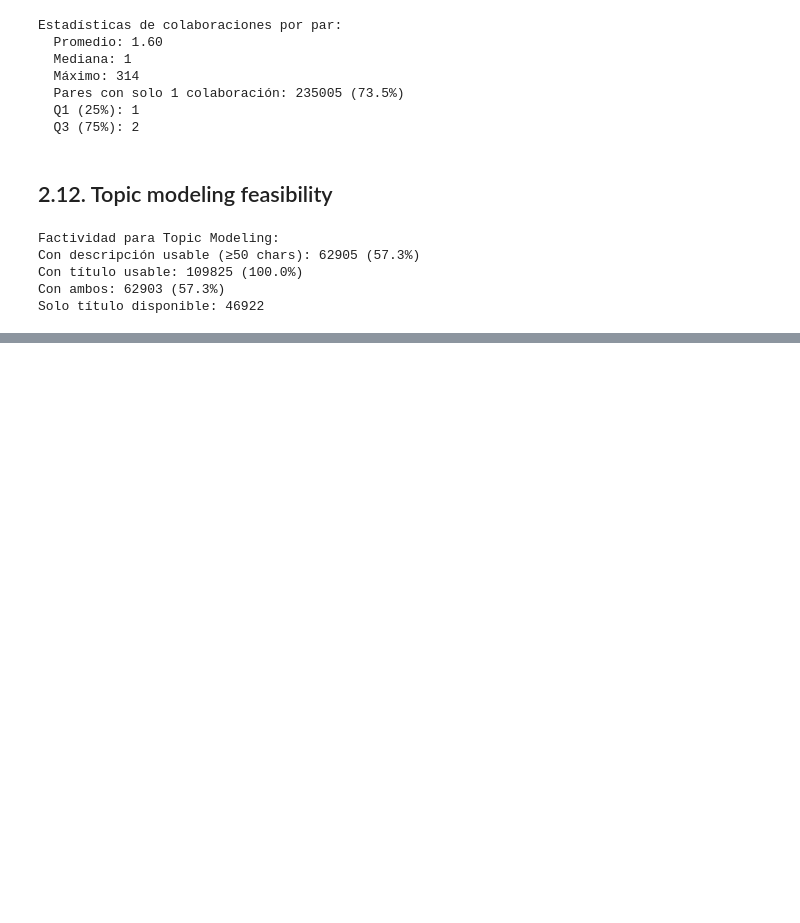
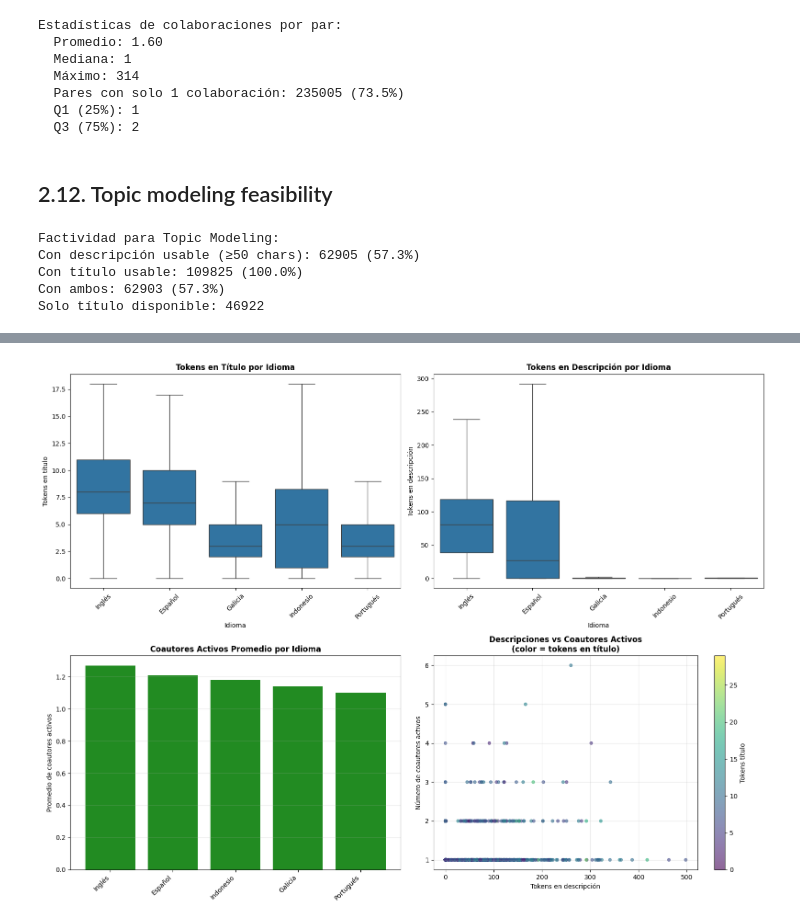
Before and after one commit to fvalderramab/proyecto_horus, a Jupyter notebook: notebooks/01_eda.ipynb, the cells around one changed output, grey strips where cells are left out. Cells and saved outputs as stored; diff of their text form; code cells hidden in the pictures; blank space fills up the shorter version.

```diff
--- a/notebooks/01_eda.ipynb
+++ b/notebooks/01_eda.ipynb
@@ -1261,0 +2470,92 @@ Solo título disponible: 46922
+# %%
+print("="*60)
+print("ANÁLISIS CRUZADO: IDIOMA × TEXTO × COAUTORES ACTIVOS")
+print("="*60)
+
+# Crear variables auxiliares
+cross_df = productos_bogota.copy()
+
+# Longitud de texto (tokens procesados)
+cross_df['titulo_tokens_clean'] = cross_df['Título original'].fillna('').astype(str).apply(
+    lambda x: len(preprocesar_texto_completo(x).split()) if x.strip() else 0
+)
+cross_df['desc_tokens_clean'] = cross_df['Descripción original'].fillna('').astype(str).apply(
+    lambda x: len(preprocesar_texto_completo(x).split()) if x.strip() else 0
+)
+
+# Número de coautores activos por publicación
+def contar_activos_en_paper(coautores_str, docentes_set):
+    nombres = extraer_coautores(coautores_str)
+    return sum(1 for n in nombres if normalizar_para_match(n) in docentes_set)
+
+cross_df['num_activos'] = cross_df['Coautores'].apply(
+    lambda x: contar_activos_en_paper(x, docentes_activos_nombres)
+)
+
+# Filtrar idiomas principales
+idiomas_top = cross_df['Idioma'].value_counts().head(5).index
+cross_top = cross_df[cross_df['Idioma'].isin(idiomas_top)].copy()
+
+print("\n📊 RESUMEN POR IDIOMA:")
+resumen_idioma = cross_top.groupby('Idioma').agg({
+    'titulo_tokens_clean': ['mean', 'median'],
+    'desc_tokens_clean': ['mean', 'median'],
+    'num_activos': ['mean', 'median', 'max'],
+    'Idioma': 'count'
+}).round(2)
+
+resumen_idioma.columns = ['titulo_mean', 'titulo_median', 'desc_mean', 'desc_median',
+                          'activos_mean', 'activos_median', 'activos_max', 'n_publicaciones']
+resumen_idioma = resumen_idioma.sort_values('n_publicaciones', ascending=False)
+display(resumen_idioma)
+
+# Visualizaciones
+fig, axes = plt.subplots(2, 2, figsize=(16, 12))
+
+# 1. Boxplot de longitud de título por idioma
+sns.boxplot(data=cross_top, x='Idioma', y='titulo_tokens_clean', ax=axes[0, 0], showfliers=False)
+axes[0, 0].set_title('Tokens en Título por Idioma', fontweight='bold')
+axes[0, 0].set_xlabel('Idioma')
+axes[0, 0].set_ylabel('Tokens en título')
+axes[0, 0].tick_params(axis='x', rotation=45)
+
+# 2. Boxplot de longitud de descripción por idioma
+sns.boxplot(data=cross_top, x='Idioma', y='desc_tokens_clean', ax=axes[0, 1], showfliers=False)
+axes[0, 1].set_title('Tokens en Descripción por Idioma', fontweight='bold')
+axes[0, 1].set_xlabel('Idioma')
+axes[0, 1].set_ylabel('Tokens en descripción')
+axes[0, 1].tick_params(axis='x', rotation=45)
+
+# 3. Coautores activos promedio por idioma
+activos_por_idioma = cross_top.groupby('Idioma')['num_activos'].mean().sort_values(ascending=False)
+axes[1, 0].bar(range(len(activos_por_idioma)), activos_por_idioma.values, color='forestgreen')
+axes[1, 0].set_xticks(range(len(activos_por_idioma)))
+axes[1, 0].set_xticklabels(activos_por_idioma.index, rotation=45, ha='right')
+axes[1, 0].set_title('Coautores Activos Promedio por Idioma', fontweight='bold')
+axes[1, 0].set_ylabel('Promedio de coautores activos')
+axes[1, 0].grid(axis='y', alpha=0.3)
+
+# 4. Scatter: longitud descripción vs coautores activos
+sample_cross = cross_top.sample(min(1000, len(cross_top)), random_state=42)
+scatter = axes[1, 1].scatter(sample_cross['desc_tokens_clean'], sample_cross['num_activos'],
+                             c=sample_cross['titulo_tokens_clean'], cmap='viridis', alpha=0.6, s=20)
+axes[1, 1].set_title('Descripciones vs Coautores Activos\n(color = tokens en título)', fontweight='bold')
+axes[1, 1].set_xlabel('Tokens en descripción')
+axes[1, 1].set_ylabel('Número de coautores activos')
+axes[1, 1].grid(alpha=0.3)
+plt.colorbar(scatter, ax=axes[1, 1], label='Tokens título')
+
+plt.tight_layout()
+plt.show()
+
+# Hallazgos clave
+print("\n🔍 HALLAZGOS CLAVE:")
+idioma_mas_largo = resumen_idioma['desc_mean'].idxmax()
+print(f"1. Idioma con descripciones más largas (promedio): {idioma_mas_largo} ({resumen_idioma.loc[idioma_mas_largo, 'desc_mean']:.1f} tokens)")
+
+idioma_mas_colaborativo = resumen_idioma['activos_mean'].idxmax()
+print(f"2. Idioma con más coautores activos por publicación: {idioma_mas_colaborativo} ({resumen_idioma.loc[idioma_mas_colaborativo, 'activos_mean']:.2f})")
+
+# Limpiar columnas temporales
+del cross_df, cross_top
+# %% [output]
@@ -1261,0 +2574 @@ Solo título disponible: 46922
+[figure, added]
```
Also changed, not shown: parts of 26 cells of this notebook, 1 other file.
